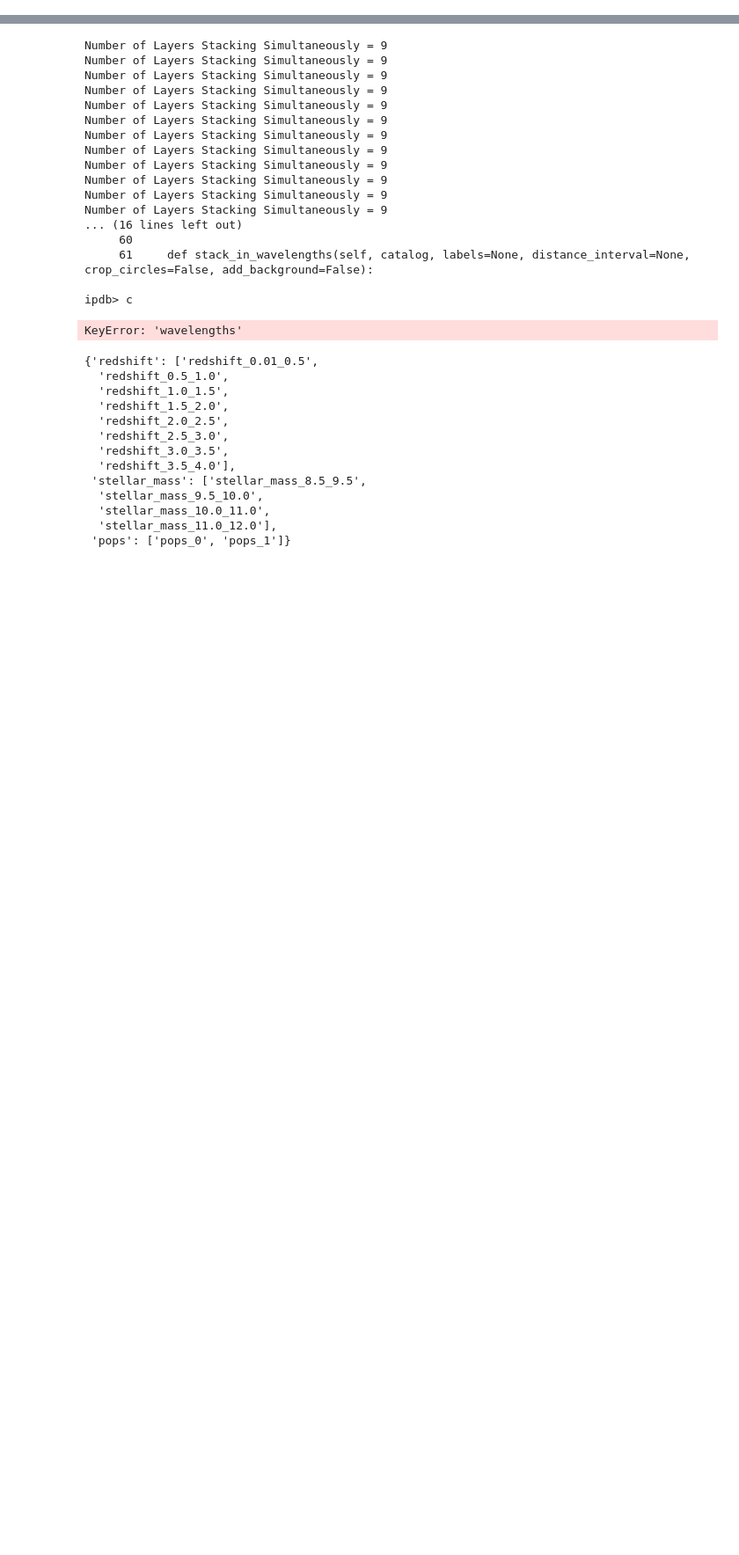
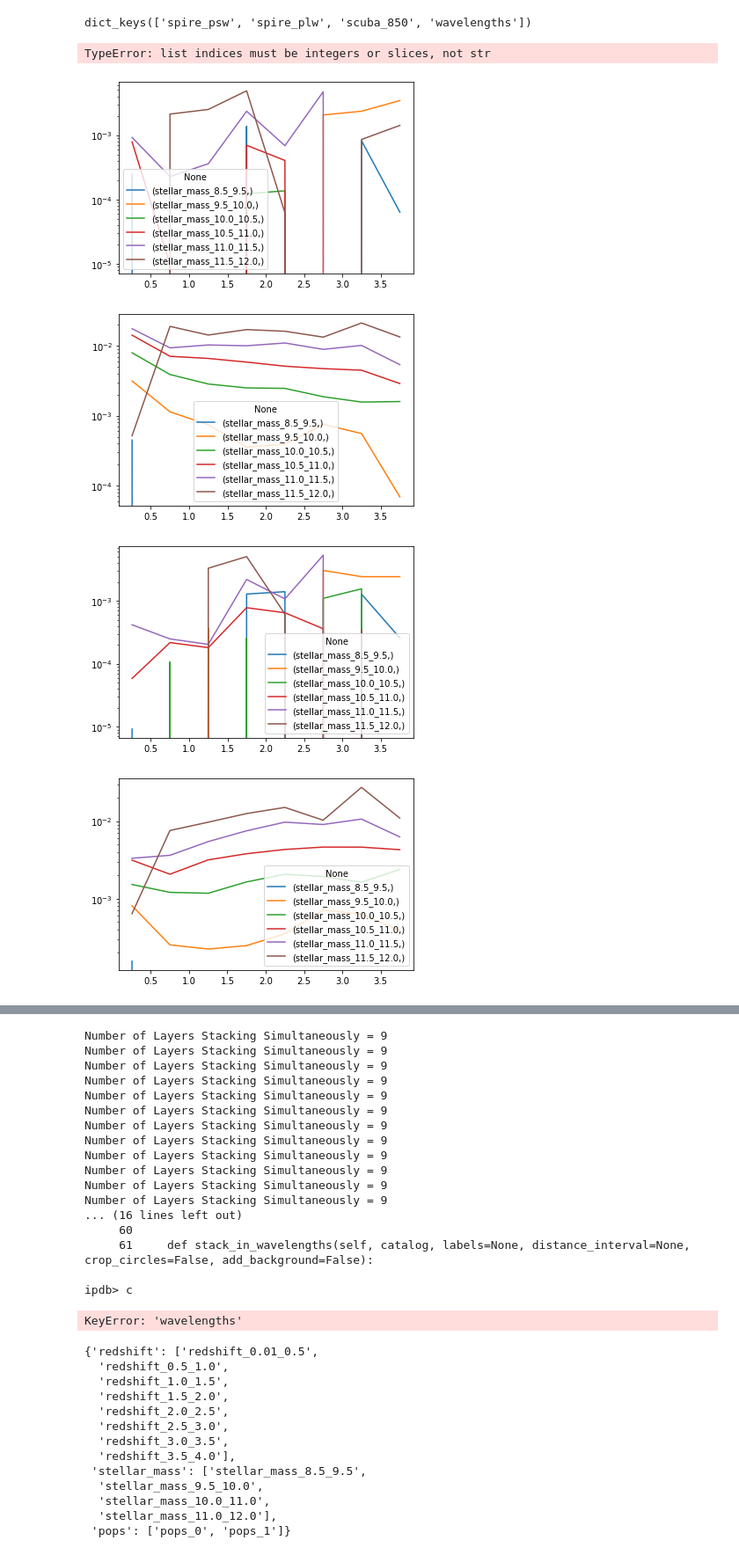
Before and after one commit to marcoviero/simstack2, a Jupyter notebook: example_simstack2.ipynb, the cells around one changed output, grey strips where cells are left out. Shown at 88% size. Cells and saved outputs as stored; diff of their text form; code cells hidden in the pictures; blank space fills up the shorter version.

```diff
--- a/example_simstack2.ipynb
+++ b/example_simstack2.ipynb
@@ -17,3 +15,7 @@ from simstackwrapper import SimstackWrapper
 
 from IPython.core.display import display, HTML
 display(HTML("<style>.container { width:90% !important; }</style>"))
+# %%
+path_ini_file = os.path.join("examples","cosmos2020.ini")
+cosmos2020 = SimstackWrapper(path_ini_file, stack_automatically=True)
+cosmos2020.parse_results()
@@ -19,0 +40,18 @@ display(HTML("<style>.container { width:90% !important; }</style>"))
+# %%
+print(cosmos2020.results_dict.keys())
+for iwv, ivals in cosmos2020.results_dict.items():
+    #print(ivals['results_df'])
+    flux_df = ivals['results_df']['flux_df']
+    error_df = ivals['results_df']['error_df']
+
+    for ipop in flux_df:
+        #pdb.set_trace()
+        ax = flux_df[ipop].plot();
+        ax.set_yscale('log')
+# %% [output]
+dict_keys(['spire_psw', 'spire_plw', 'scuba_850', 'wavelengths'])
+TypeError: list indices must be integers or slices, not str
+[figure, added]
+[figure, added]
+[figure, added]
+[figure, added]
```
Also changed, not shown: parts of 3 cells of this notebook, 7 other files.
